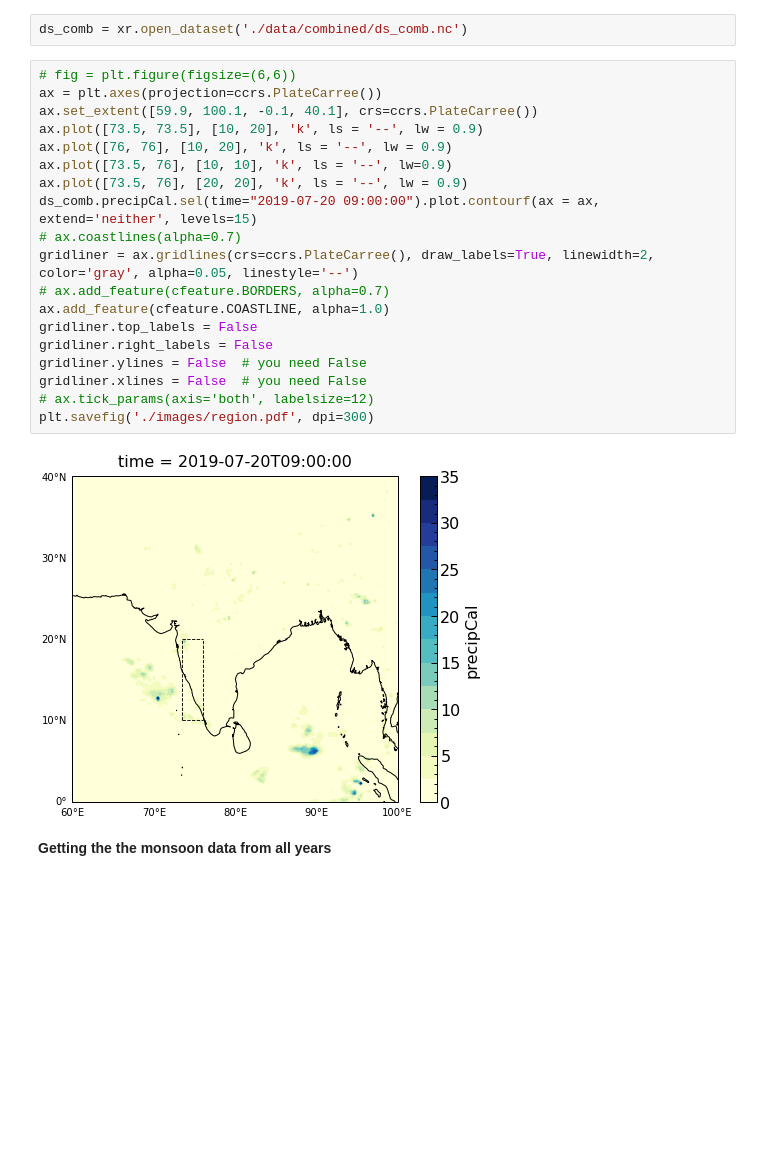
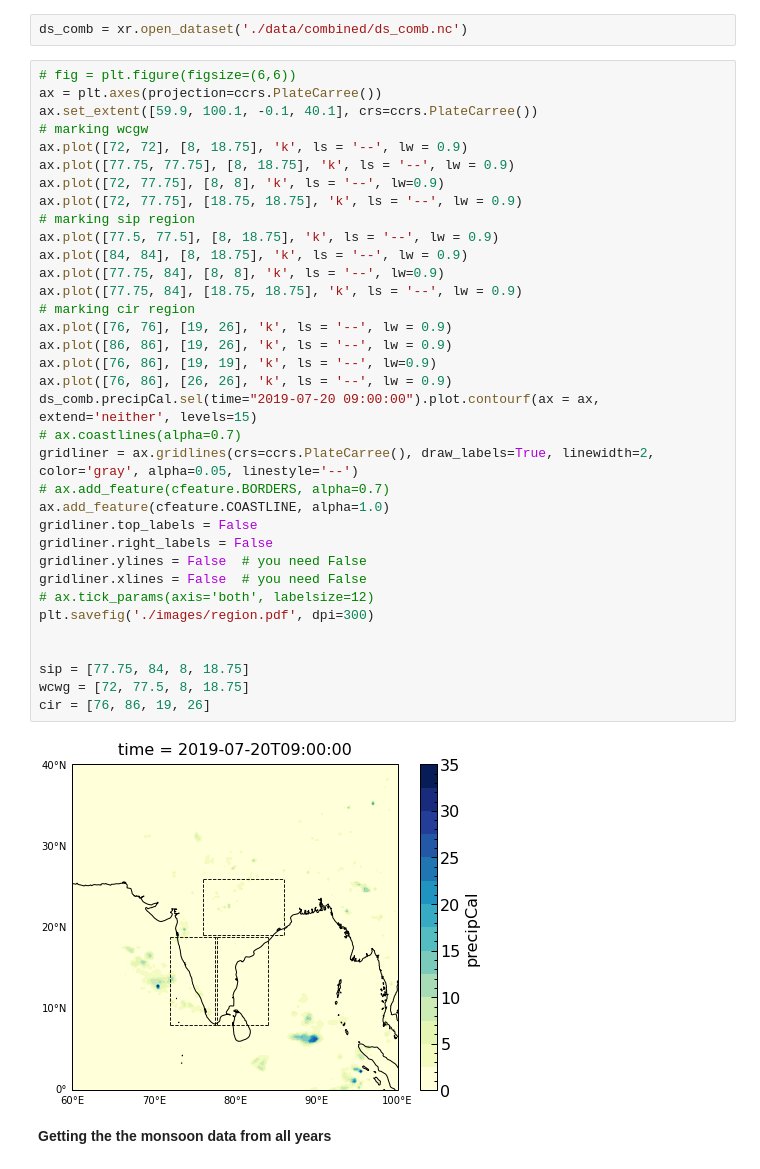
Before and after one commit to adisen99/msc_project, a Jupyter notebook: test.ipynb, the cells around one changed output. Cells and saved outputs as stored; diff of their text form; blank space fills up the shorter version.

```diff
--- a/test.ipynb
+++ b/test.ipynb
@@ -248,24 +248,40 @@ ds_comb = xr.open_dataset('./data/combined/ds_comb.nc')
 # %%
 # fig = plt.figure(figsize=(6,6))
 ax = plt.axes(projection=ccrs.PlateCarree())
 ax.set_extent([59.9, 100.1, -0.1, 40.1], crs=ccrs.PlateCarree())
-ax.plot([73.5, 73.5], [10, 20], 'k', ls = '--', lw = 0.9)
-ax.plot([76, 76], [10, 20], 'k', ls = '--', lw = 0.9)
-ax.plot([73.5, 76], [10, 10], 'k', ls = '--', lw=0.9)
-ax.plot([73.5, 76], [20, 20], 'k', ls = '--', lw = 0.9)
+# marking wcgw
+ax.plot([72, 72], [8, 18.75], 'k', ls = '--', lw = 0.9)
+ax.plot([77.75, 77.75], [8, 18.75], 'k', ls = '--', lw = 0.9)
+ax.plot([72, 77.75], [8, 8], 'k', ls = '--', lw=0.9)
+ax.plot([72, 77.75], [18.75, 18.75], 'k', ls = '--', lw = 0.9)
+# marking sip region
+ax.plot([77.5, 77.5], [8, 18.75], 'k', ls = '--', lw = 0.9)
+ax.plot([84, 84], [8, 18.75], 'k', ls = '--', lw = 0.9)
+ax.plot([77.75, 84], [8, 8], 'k', ls = '--', lw=0.9)
+ax.plot([77.75, 84], [18.75, 18.75], 'k', ls = '--', lw = 0.9)
+# marking cir region
+ax.plot([76, 76], [19, 26], 'k', ls = '--', lw = 0.9)
+ax.plot([86, 86], [19, 26], 'k', ls = '--', lw = 0.9)
+ax.plot([76, 86], [19, 19], 'k', ls = '--', lw=0.9)
+ax.plot([76, 86], [26, 26], 'k', ls = '--', lw = 0.9)
 ds_comb.precipCal.sel(time="2019-07-20 09:00:00").plot.contourf(ax = ax, extend='neither', levels=15)
 # ax.coastlines(alpha=0.7)
 gridliner = ax.gridlines(crs=ccrs.PlateCarree(), draw_labels=True, linewidth=2, color='gray', alpha=0.05, linestyle='--')
 # ax.add_feature(cfeature.BORDERS, alpha=0.7)
 ax.add_feature(cfeature.COASTLINE, alpha=1.0)
 gridliner.top_labels = False
 gridliner.right_labels = False
 gridliner.ylines = False  # you need False
 gridliner.xlines = False  # you need False
 # ax.tick_params(axis='both', labelsize=12)
 plt.savefig('./images/region.pdf', dpi=300)
+
+
+sip = [77.75, 84, 8, 18.75]
+wcwg = [72, 77.5, 8, 18.75]
+cir = [76, 86, 19, 26]
 # %% [output]
-[figure, old version]
+[figure, new version]
 # %% [markdown]
 **Getting the the monsoon data from all years**
 # %%
```
Also changed, not shown: parts of 32 cells of this notebook, 2 other files.
